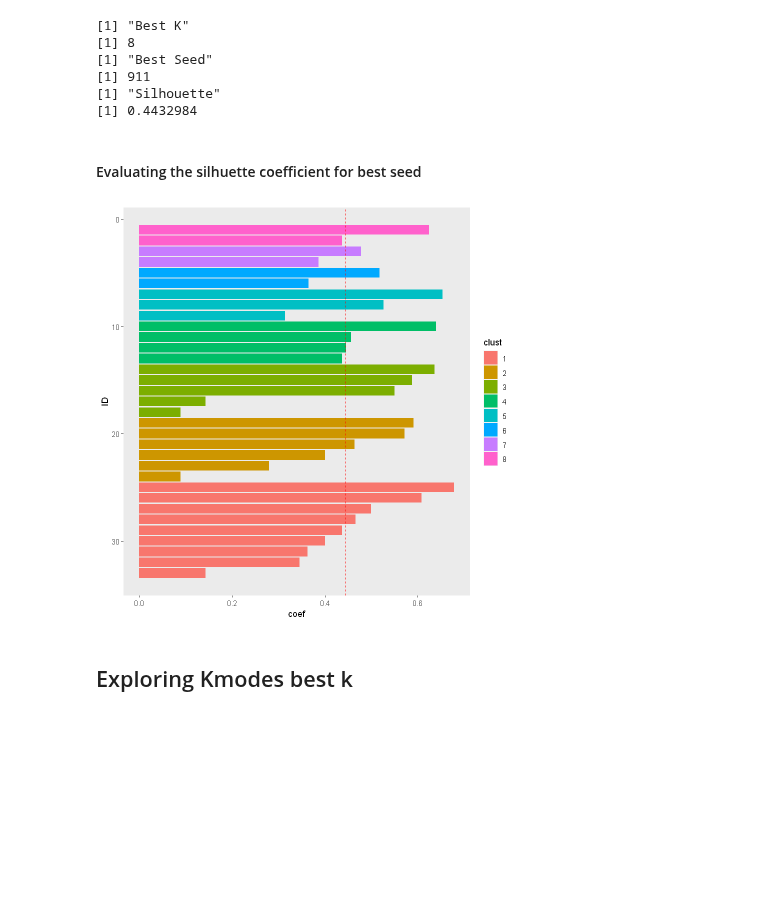
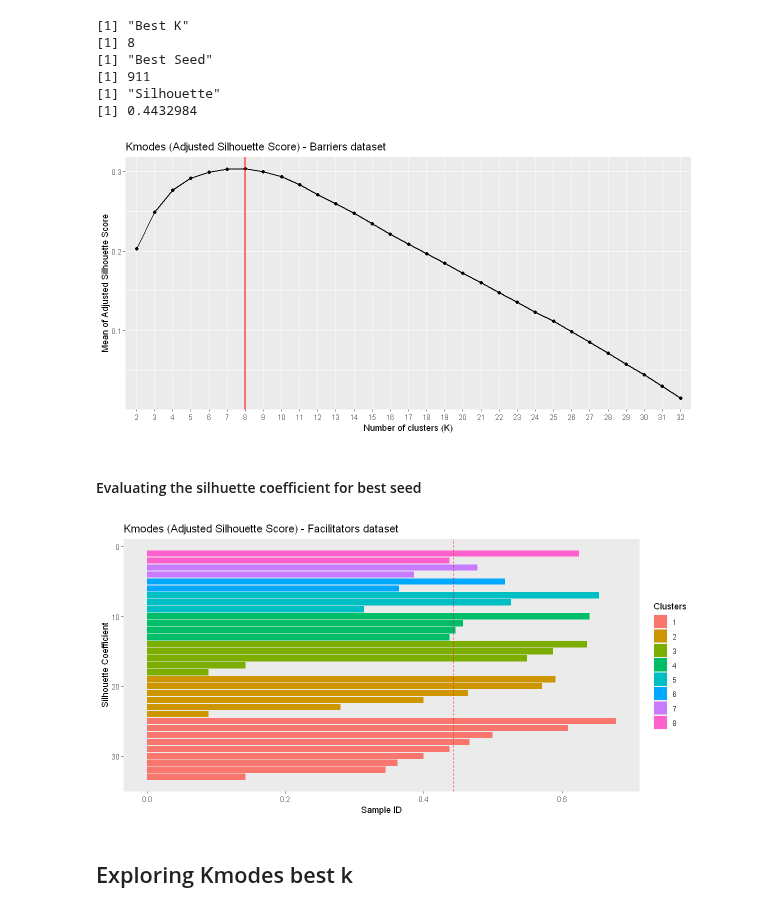
Before and after one commit to LASOS-INT/Barreiras-e-Facilitadores, a Jupyter notebook: R-notebooks/Clustering/barriers/barriers_clustering_kmodes_silhouette/barriers_clustering_kmodes_silhouette.ipynb, the cells around one changed output. Cells and saved outputs as stored; diff of their text form; code cells hidden in the pictures; blank space fills up the shorter version.

Commit message:
add graphs

```diff
--- a/R-notebooks/Clustering/barriers/barriers_clustering_kmodes_silhouette/barriers_clustering_kmodes_silhouette.ipynb
+++ b/R-notebooks/Clustering/barriers/barriers_clustering_kmodes_silhouette/barriers_clustering_kmodes_silhouette.ipynb
@@ -95,6 +90,21 @@ print(scs[best_seed_kmodes, best_K_kmodes-1])
 [1] 911
 [1] "Silhouette"
 [1] 0.4432984
+# %%
+
+means_df <- data.frame(mean = apply(scs, 2, mean)[1:(nk-2)], k = names(apply(scs, 2, mean)[1:(nk-2)]))
+options(repr.plot.width = 10, repr.plot.height =5)
+ggplot(data=means_df, aes(x=factor(as.numeric(k)), y=mean, group=1)) +
+    geom_line(size=0.7) + geom_point(size=1.5) +
+    geom_vline(xintercept = best_K_kmodes-1, color = "red", size=0.8) +
+    ggtitle("Kmodes (Adjusted Silhouette Score) - Barriers dataset") +
+    xlab('Number of clusters (K)') +
+    ylab('Mean of Adjusted Silhouette Score')
+
+
+ggsave(path="graphs", file="metric_evolution.jpeg", width = 10, height = 5)
+# %% [output]
+[figure, added]
 # %% [markdown]
 #### Evaluating the silhuette coefficient for best seed
 # %%
@@ -102,19 +112,23 @@ silhoutte_result <-  silhouette_values_kmodes(num_clusters=best_K_kmodes, df=df_
 # %%
 silhoutte_result <-  silhouette_values_kmodes(num_clusters=8, df=df_during_barriers_dist, diss_matrix=dissimilarity_matrix, iters=200, s=911)
 coef_data <- data.frame(coef=silhoutte_result[[2]], clust=silhoutte_result[[3]]$cluster)
 coef_data <- coef_data[order(coef_data$coef, decreasing=TRUE), ]
 coef_data <- coef_data[order(coef_data$clust, decreasing=TRUE), ]
 coef_data$clust <- as.factor(coef_data$clust )
 coef_data$ID <- seq.int(nrow(coef_data))
 
 ggplot(data = coef_data, aes(y=coef, x=ID, fill=clust)) +
   geom_bar(stat = "identity") +
   geom_hline(yintercept=mean(coef_data$coef), linetype="dashed", color = "red") +
   coord_flip() +
   scale_x_reverse() +
-  theme(panel.grid.major = element_blank(), panel.grid.minor = element_blank())
+  theme(panel.grid.major = element_blank(), panel.grid.minor = element_blank()) +
+  ggtitle("Kmodes (Adjusted Silhouette Score) - Facilitators dataset") +
+  xlab("Silhouette Coefficient") +
+  ylab("Sample ID") + scale_fill_discrete(name = "Clusters")
+  ggsave(path="graphs", file="coefficients.jpeg", width = 10, height = 5)
 # %% [output]
-[figure, old version]
+[figure, new version]
 # %% [markdown]
 ## Exploring Kmodes best k
 # %%
```
Also changed, not shown: parts of 1 cell of this notebook, 18 other files.
